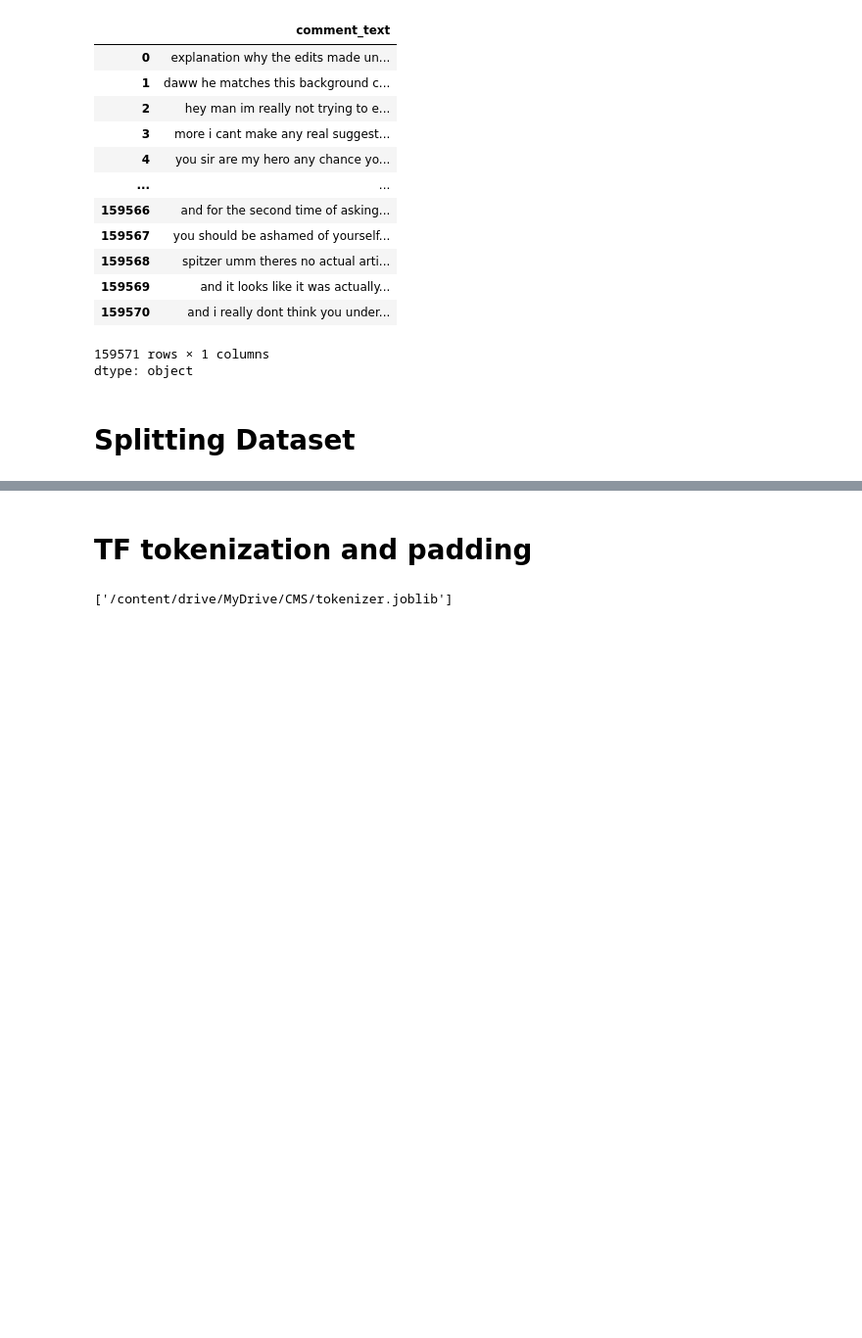
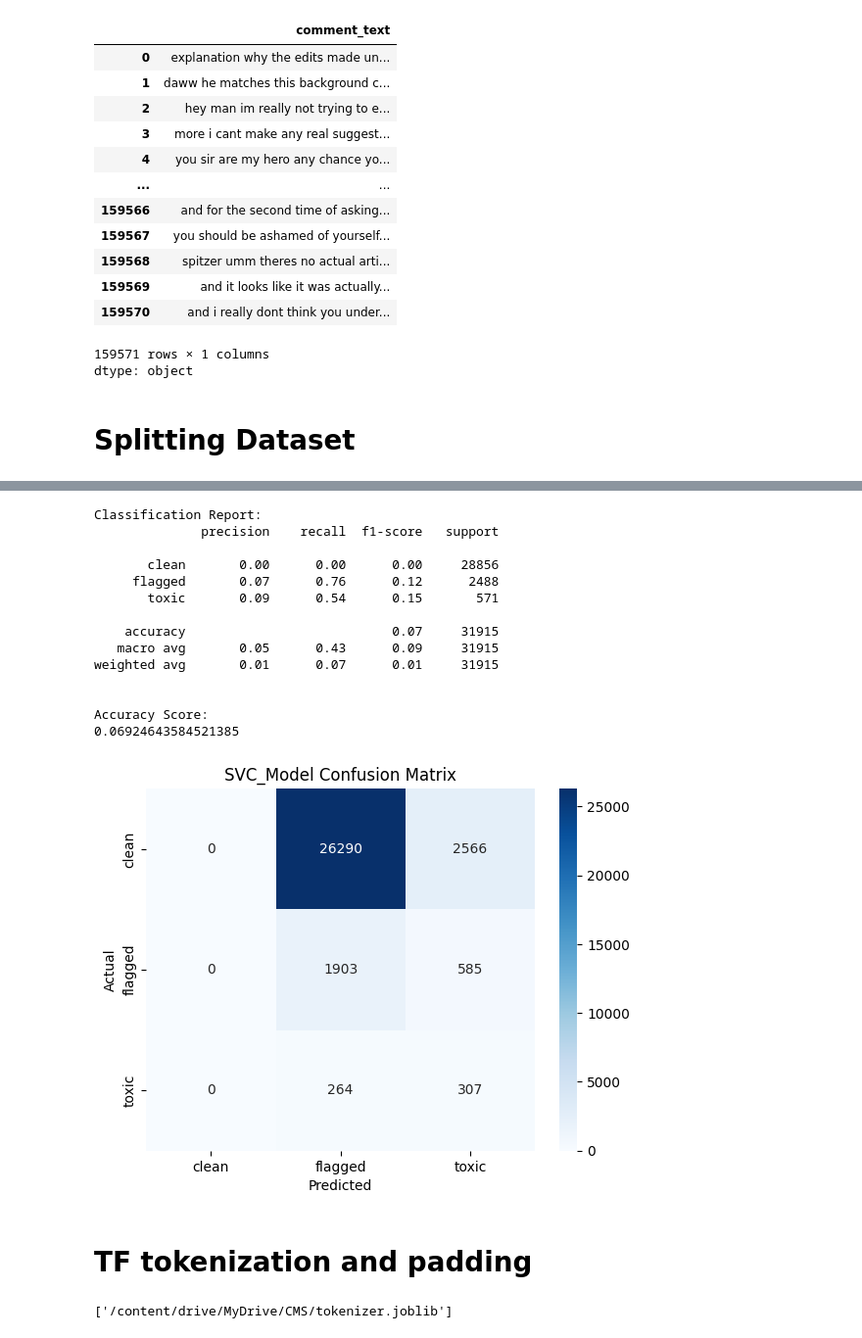
Before and after one commit to WinstonNji/Content-Management-System, a Jupyter notebook: Content_Moderation_System.ipynb, the cells around one changed output, grey strips where cells are left out. Shown at 98% size. Drawn from its saved outputs; the diff is of its cells as text; code cells hidden in the pictures; blank space fills up the shorter version.

```diff
--- a/Content_Moderation_System.ipynb
+++ b/Content_Moderation_System.ipynb
@@ -150,3 +306,21 @@ X_train, X_test, y_train, y_test = train_test_split(
+# %%
+evaluate_model_NLP(model_svc, 'SVC_Model')
+# %% [output]
+Classification Report:
+              precision    recall  f1-score   support
+
+       clean       0.00      0.00      0.00     28856
+     flagged       0.07      0.76      0.12      2488
+       toxic       0.09      0.54      0.15       571
+
+    accuracy                           0.07     31915
+   macro avg       0.05      0.43      0.09     31915
+weighted avg       0.01      0.07      0.01     31915
+
+
+Accuracy Score:
+0.06924643584521385
+[figure, added]
 # %% [markdown]
 # TF tokenization and padding
 # %%
```
Also changed, not shown: parts of 24 cells of this notebook.
